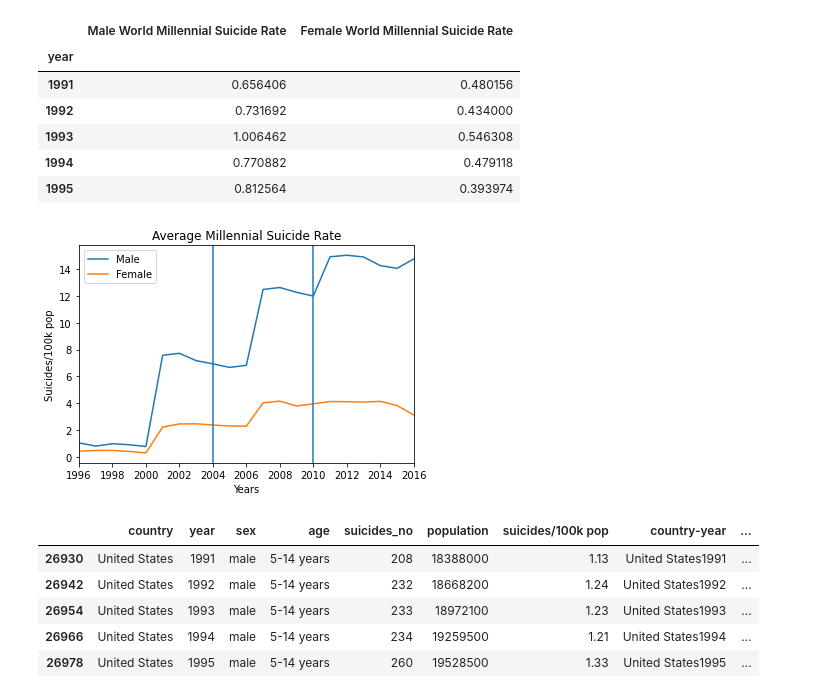
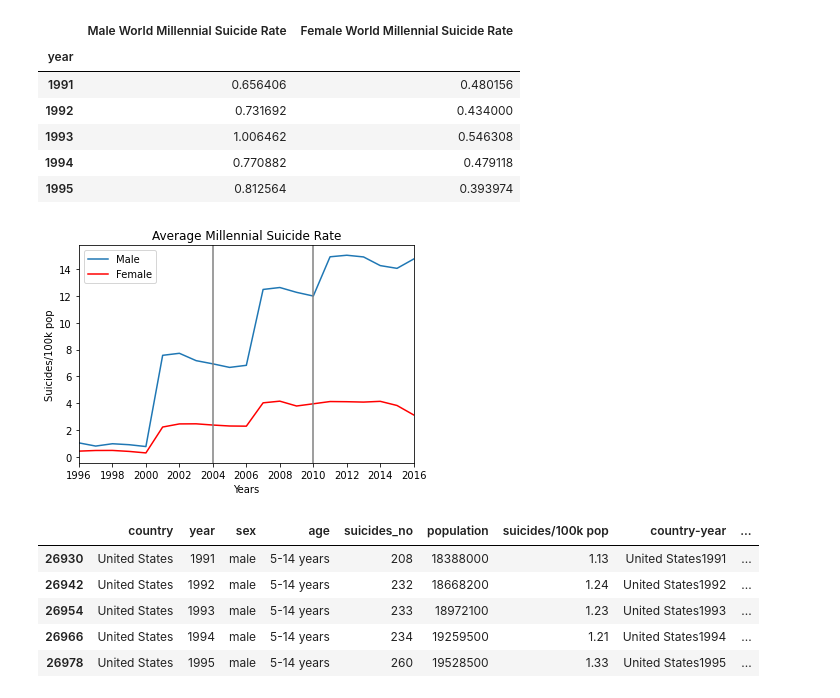
Before and after one commit to ludmilagd/SocialMediaUsageImpact, a Jupyter notebook: SuicideRatebyGender.ipynb, the cells around one changed output. Cells and saved outputs as stored; diff of their text form; code cells hidden in the pictures.

```diff
--- a/SuicideRatebyGender.ipynb
+++ b/SuicideRatebyGender.ipynb
@@ -223,18 +223,18 @@ world_mil.head()
 | 1995 | 0.812564 | 0.393974 |
 # %%
 plt.plot(world_mil["Male World Millennial Suicide Rate"], label="Male")
-plt.plot(world_mil["Female World Millennial Suicide Rate"], label="Female")
+plt.plot(world_mil["Female World Millennial Suicide Rate"], label="Female", color="red")
 plt.title('Average Millennial Suicide Rate')
 plt.xlabel('Years')
 plt.ylabel('Suicides/100k pop')
-plt.axvline(x=2004)
-plt.axvline(x=2010)
+plt.axvline(x=2004, color="grey")
+plt.axvline(x=2010, color="grey")
 plt.xticks([1996,1998,2000,2002,2004,2006,2008,2010,2012,2014,2016])
 plt.xlim(1996,2016)
 plt.legend()
 plt.show()
 # %% [output]
-[figure, old version]
+[figure, new version]
 # %%
 mil_usa_male = usa_male.loc[usa_male["generation"] == "Millenials",:]
 mil_usa_male.head()
```
Also changed, not shown: parts of 3 cells of this notebook, 1 other file.
